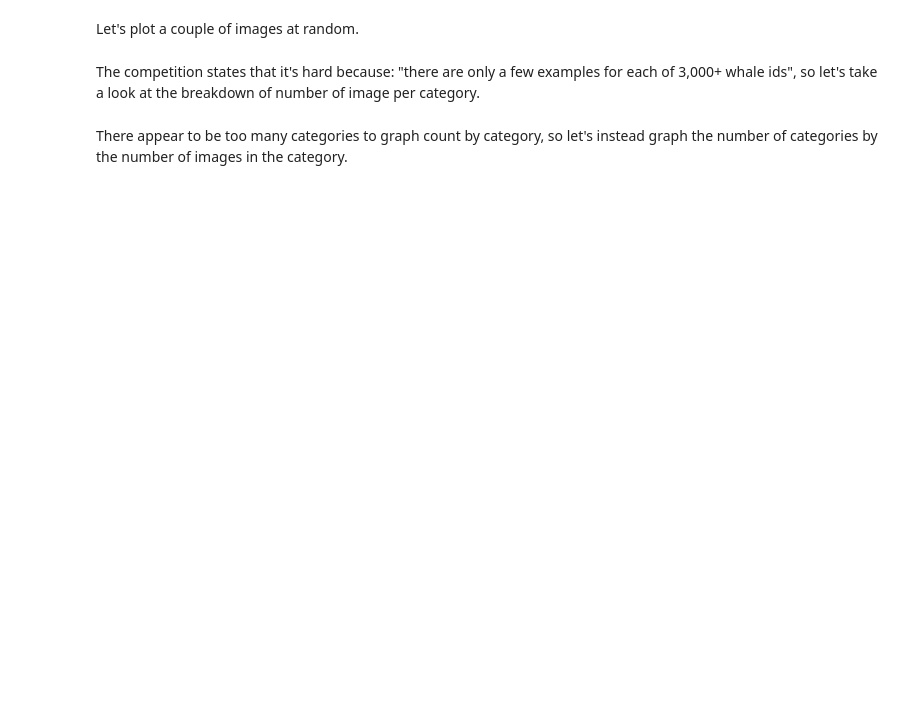
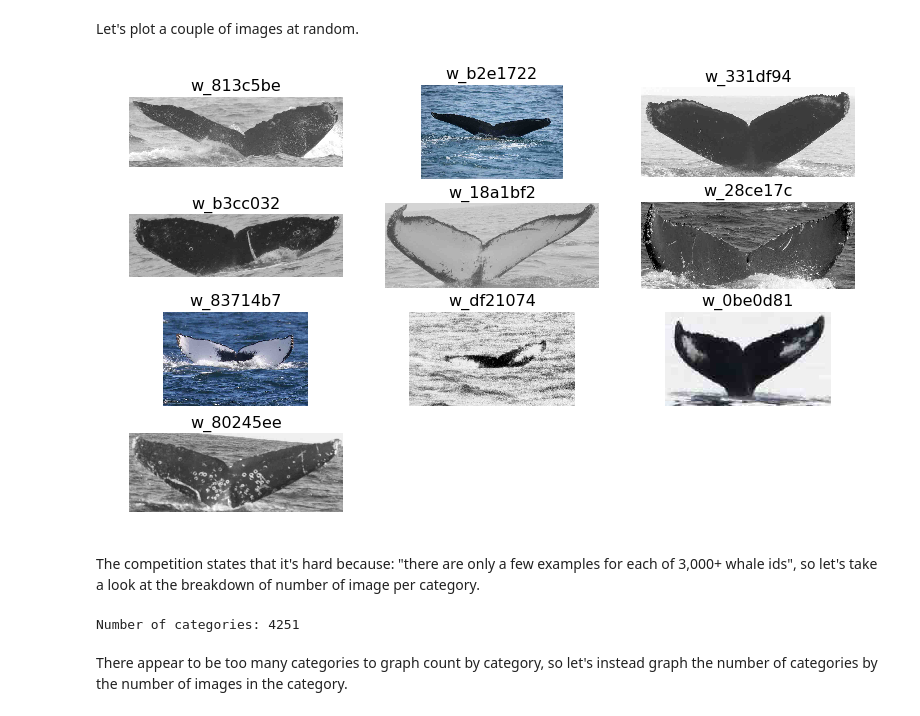
Before and after one commit to MLProjects/whale, a Jupyter notebook: src/whale_data.ipynb, the cells around one changed output. Drawn from its saved outputs; the diff is of its cells as text; code cells hidden in the pictures; blank space fills up the shorter version.

```diff
--- a/src/whale_data.ipynb
+++ b/src/whale_data.ipynb
@@ -17,6 +23,13 @@ INPUT_DIR = '../input'
+# %%
+INPUT_DIR = '../data/train_images/train/'
 # %%
 def plot_images_for_filenames(filenames, labels, rows=4):
-    imgs = [plt.imread(f'{INPUT_DIR}/train/{filename}') for filename in filenames]
+    imgs = [plt.imread(INPUT_DIR+filename) for filename in filenames]
+
+    return plot_images(imgs, labels, rows)
+
+def plot_images_in_dir(filenames, labels, directory='', rows=4):
+    imgs = [plt.imread(directory+'/'+filename) for filename in filenames]
 
     return plot_images(imgs, labels, rows)
 
@@ -38,5 +51,5 @@ np.random.seed(42)
 # %% [markdown]
 ## Exploring the dataset
 # %%
-train_df = pd.read_csv('../input/train.csv')
-train_df.head()
+train_df = pd.read_csv('../data/train.csv')
+train_df.head(10)
@@ -43,17 +68,21 @@ train_df.head()
 # %% [markdown]
 Let's plot a couple of images at random.
 # %%
-rand_rows = train_df.sample(frac=1.)[:20]
+rand_rows = train_df.sample(frac=1.)[:10]
 imgs = list(rand_rows['Image'])
 labels = list(rand_rows['Id'])
 
 plot_images_for_filenames(imgs, labels)
+# %% [output]
+[figure, added]
 # %% [markdown]
 The competition states that it's hard because: "there are only a few examples for each of 3,000+ whale ids", so let's take a look at the breakdown of number of image per category.
 # %%
 num_categories = len(train_df['Id'].unique())
 
-print(f'Number of categories: {num_categories}')
+print('Number of categories: '+str(num_categories))
+# %% [output]
+Number of categories: 4251
 # %% [markdown]
 There appear to be too many categories to graph count by category, so let's instead graph the number of categories by the number of images in the category.
 # %%
```
Also changed, not shown: parts of 38 cells of this notebook.
